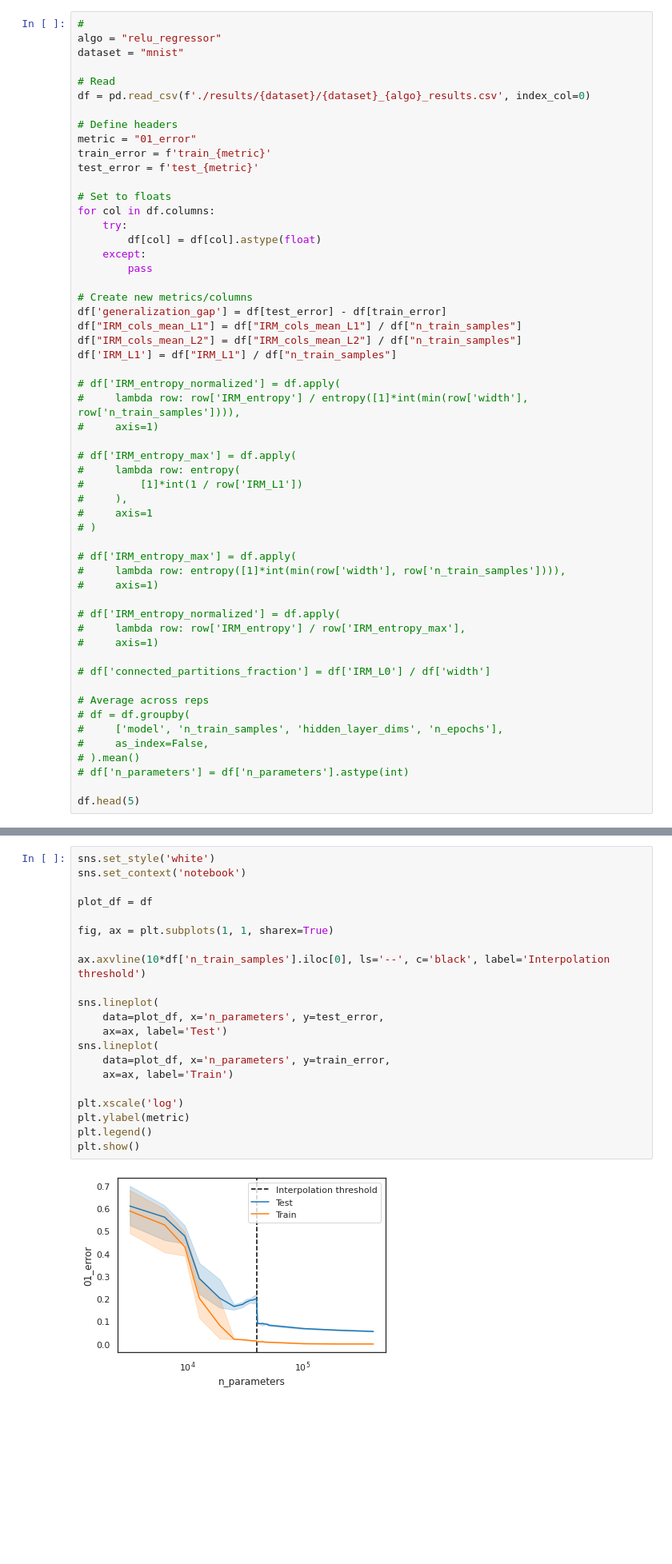
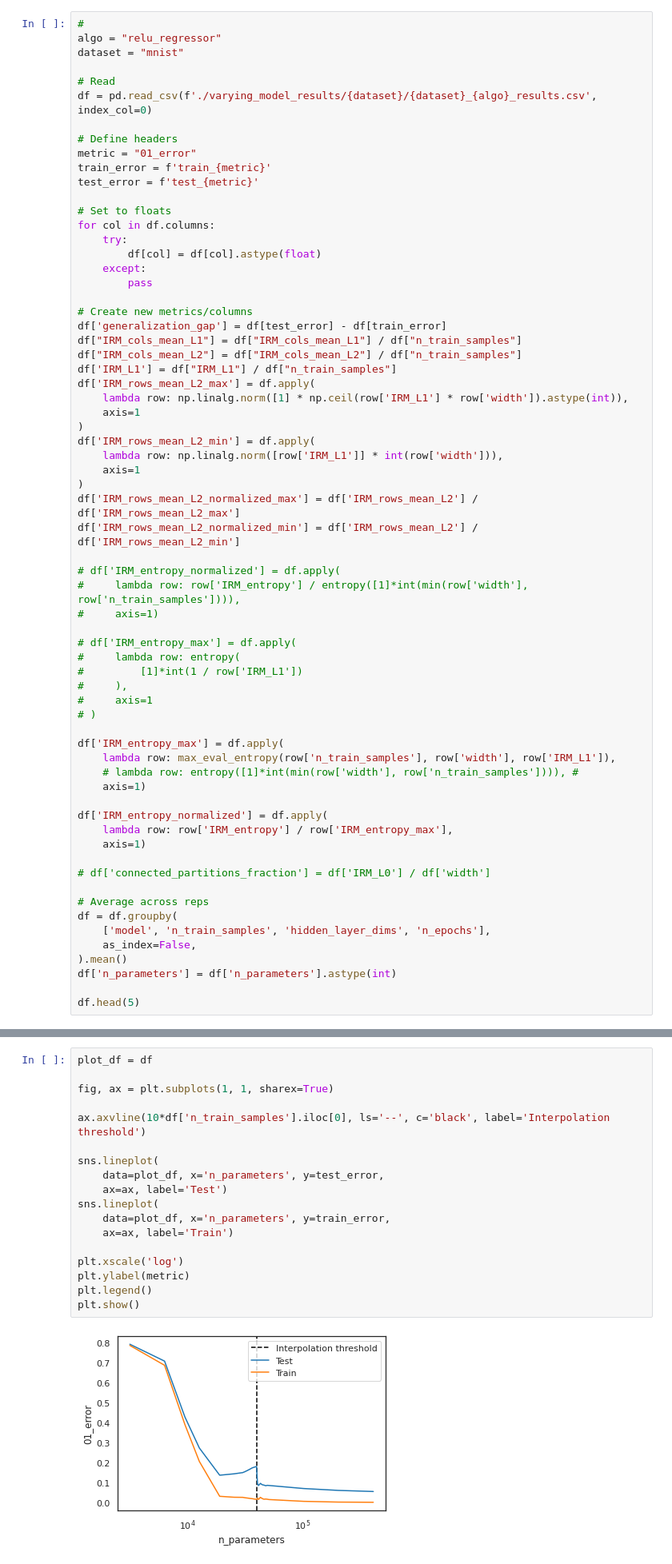
Before and after one commit to rflperry/double_descent, a Jupyter notebook: experiments/plot_mnist_results.ipynb, the cells around one changed output, grey strips where cells are left out. Shown at 80% size. Cells and saved outputs as stored; diff of their text form; blank space fills up the shorter version.

```diff
--- a/experiments/plot_mnist_results.ipynb
+++ b/experiments/plot_mnist_results.ipynb
@@ -23,7 +39,7 @@ algo = "relu_regressor"
 dataset = "mnist"
 
 # Read
-df = pd.read_csv(f'./results/{dataset}/{dataset}_{algo}_results.csv', index_col=0)
+df = pd.read_csv(f'./varying_model_results/{dataset}/{dataset}_{algo}_results.csv', index_col=0)
 
 # Define headers
 metric = "01_error"
@@ -42,6 +58,16 @@ df['generalization_gap'] = df[test_error] - df[train_error]
 df["IRM_cols_mean_L1"] = df["IRM_cols_mean_L1"] / df["n_train_samples"]
 df["IRM_cols_mean_L2"] = df["IRM_cols_mean_L2"] / df["n_train_samples"]
 df['IRM_L1'] = df["IRM_L1"] / df["n_train_samples"]
+df['IRM_rows_mean_L2_max'] = df.apply(
+    lambda row: np.linalg.norm([1] * np.ceil(row['IRM_L1'] * row['width']).astype(int)),
+    axis=1
+)
+df['IRM_rows_mean_L2_min'] = df.apply(
+    lambda row: np.linalg.norm([row['IRM_L1']] * int(row['width'])),
+    axis=1
+)
+df['IRM_rows_mean_L2_normalized_max'] = df['IRM_rows_mean_L2'] / df['IRM_rows_mean_L2_max']
+df['IRM_rows_mean_L2_normalized_min'] = df['IRM_rows_mean_L2'] / df['IRM_rows_mean_L2_min']
 
 # df['IRM_entropy_normalized'] = df.apply(
 #     lambda row: row['IRM_entropy'] / entropy([1]*int(min(row['width'], row['n_train_samples']))),
@@ -54,22 +80,23 @@ df['IRM_L1'] = df["IRM_L1"] / df["n_train_samples"]
 #     axis=1
 # )
 
-# df['IRM_entropy_max'] = df.apply(
-#     lambda row: entropy([1]*int(min(row['width'], row['n_train_samples']))),
-#     axis=1)
+df['IRM_entropy_max'] = df.apply(
+    lambda row: max_eval_entropy(row['n_train_samples'], row['width'], row['IRM_L1']),
+    # lambda row: entropy([1]*int(min(row['width'], row['n_train_samples']))), #
+    axis=1)
 
-# df['IRM_entropy_normalized'] = df.apply(
-#     lambda row: row['IRM_entropy'] / row['IRM_entropy_max'],
-#     axis=1)
+df['IRM_entropy_normalized'] = df.apply(
+    lambda row: row['IRM_entropy'] / row['IRM_entropy_max'],
+    axis=1)
 
 # df['connected_partitions_fraction'] = df['IRM_L0'] / df['width']
 
 # Average across reps
-# df = df.groupby(
-#     ['model', 'n_train_samples', 'hidden_layer_dims', 'n_epochs'],
-#     as_index=False,
-# ).mean()
-# df['n_parameters'] = df['n_parameters'].astype(int)
+df = df.groupby(
+    ['model', 'n_train_samples', 'hidden_layer_dims', 'n_epochs'],
+    as_index=False,
+).mean()
+df['n_parameters'] = df['n_parameters'].astype(int)
 
 df.head(5)
 # %% [output]
@@ -84,26 +110,23 @@ df.head(5)
 # %%
-sns.set_style('white')
-sns.set_context('notebook')
-
 plot_df = df
 
 fig, ax = plt.subplots(1, 1, sharex=True)
 
 ax.axvline(10*df['n_train_samples'].iloc[0], ls='--', c='black', label='Interpolation threshold')
 
 sns.lineplot(
     data=plot_df, x='n_parameters', y=test_error,
     ax=ax, label='Test')
 sns.lineplot(
     data=plot_df, x='n_parameters', y=train_error,
     ax=ax, label='Train')
 
 plt.xscale('log')
 plt.ylabel(metric)
 plt.legend()
 plt.show()
 # %% [output]
-[figure, old version]
+[figure, new version]
 # %%
 ## Correlation variables
 corr_vars = [
```
Also changed, not shown: parts of 14 cells of this notebook, 16 other files.
